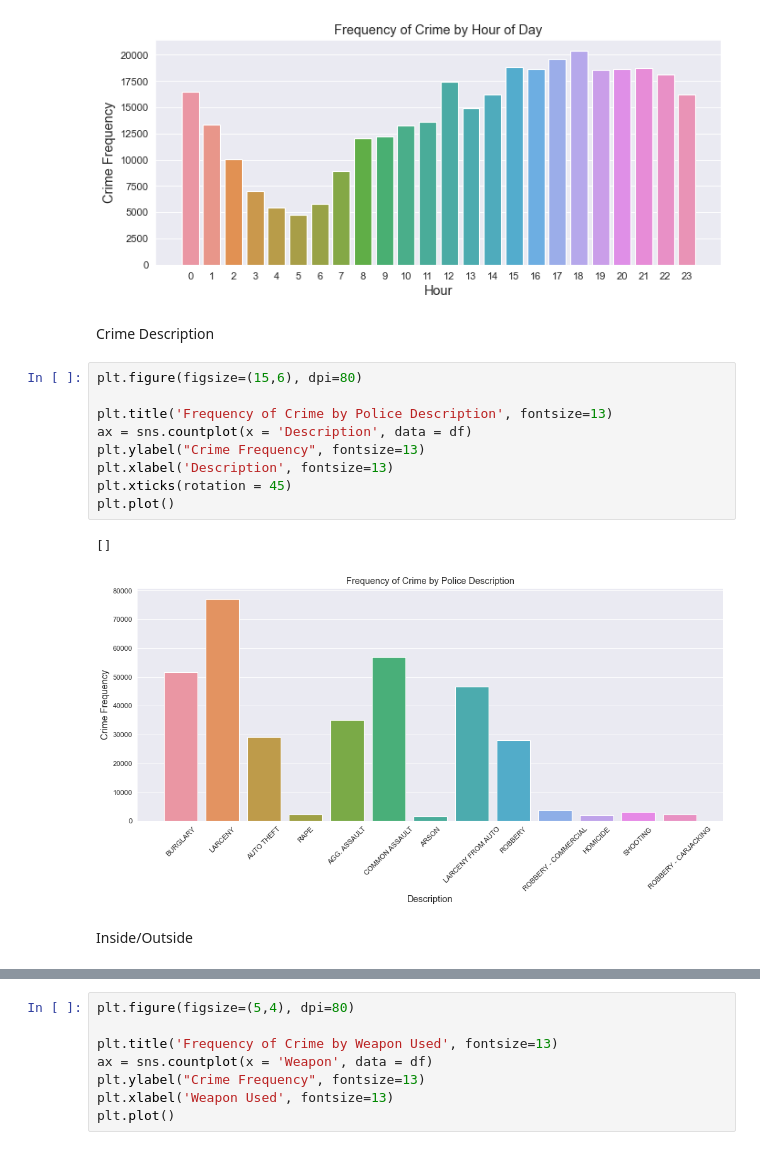
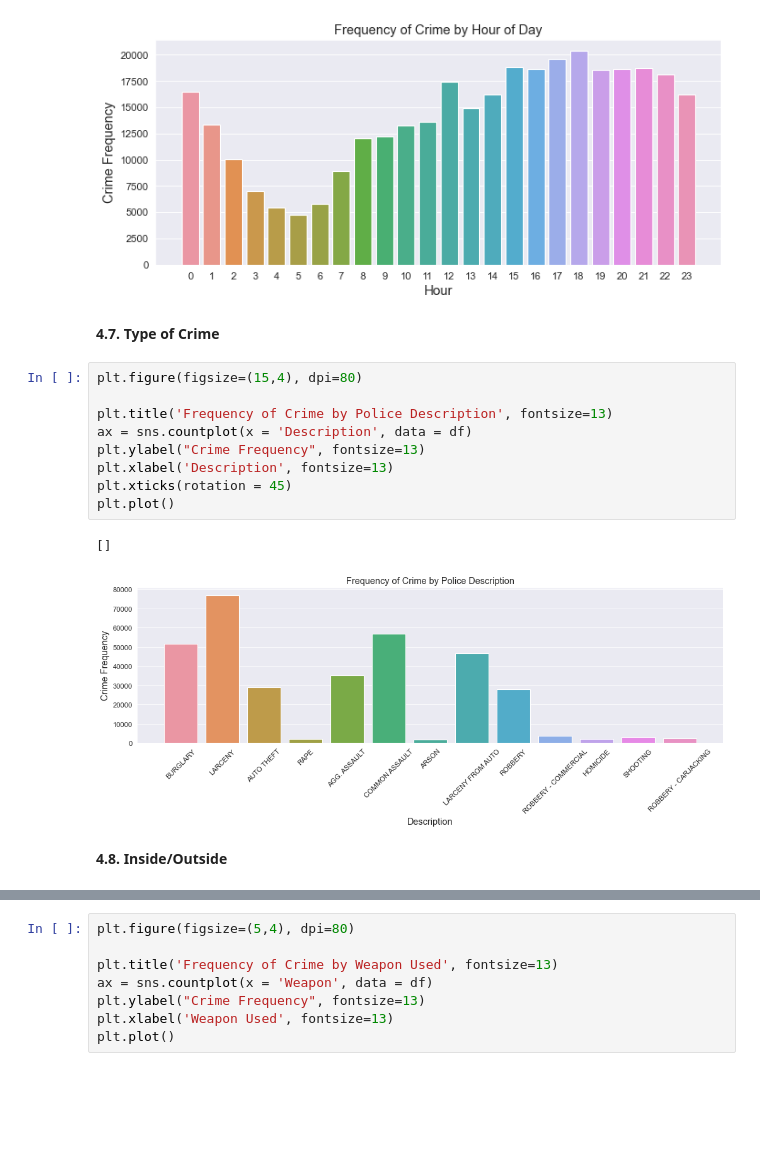
Before and after one commit to novay/crime-dbscan, a Jupyter notebook: 03-visualization.ipynb, the cells around one changed output, grey strips where cells are left out. Cells and saved outputs as stored; diff of their text form; blank space fills up the shorter version.

```diff
--- a/03-visualization.ipynb
+++ b/03-visualization.ipynb
@@ -228,20 +199,20 @@ plt.plot()
 # %% [output]
 []
 [figure]
-# %% [markdown]
-Crime Description
+# %% [markdown]
+**4.7. Type of Crime**
 # %%
-plt.figure(figsize=(15,6), dpi=80)
+plt.figure(figsize=(15,4), dpi=80)
 
 plt.title('Frequency of Crime by Police Description', fontsize=13)
 ax = sns.countplot(x = 'Description', data = df)
 plt.ylabel("Crime Frequency", fontsize=13)
 plt.xlabel('Description', fontsize=13)
 plt.xticks(rotation = 45)
 plt.plot()
 # %% [output]
 []
-[figure, old version]
+[figure, new version]
-# %% [markdown]
-Inside/Outside
+# %% [markdown]
+**4.8. Inside/Outside**
 # %%
```
Also changed, not shown: parts of 58 cells of this notebook.
